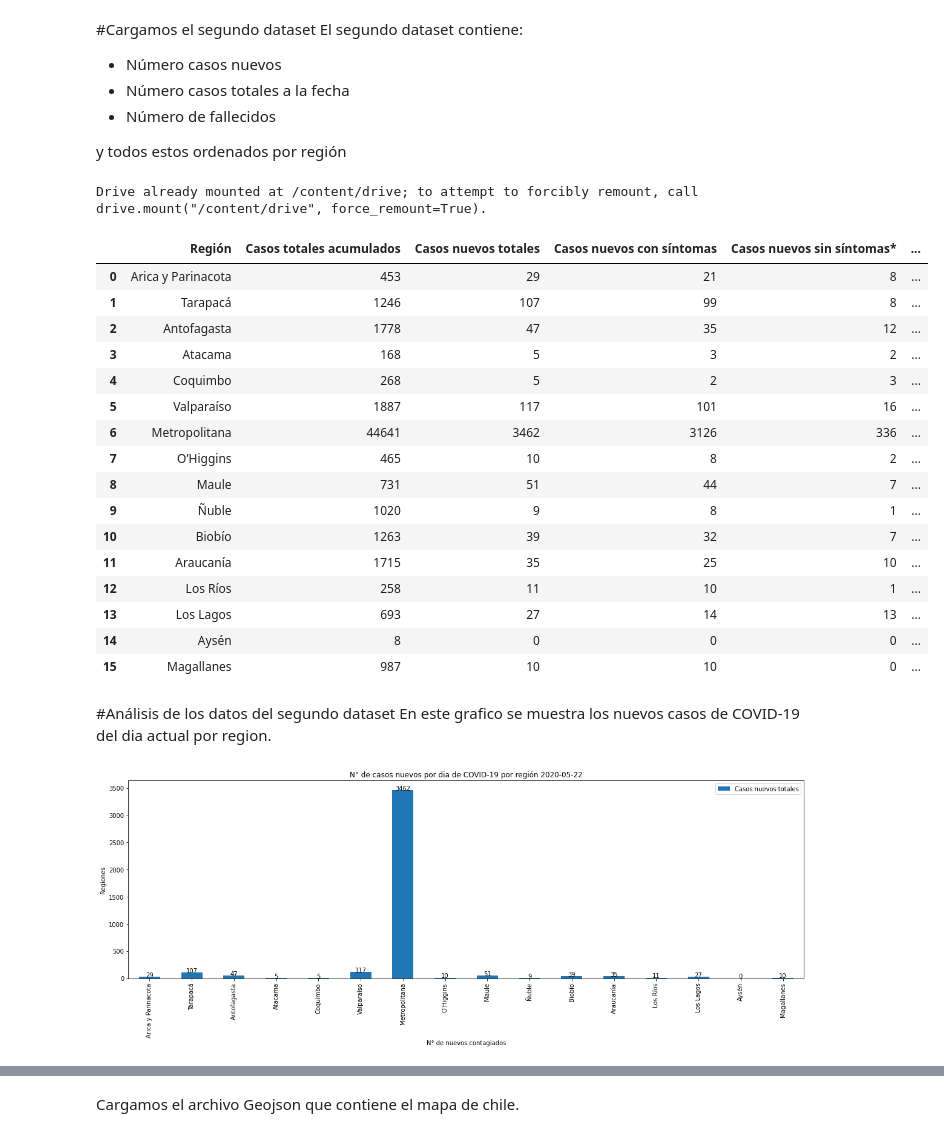
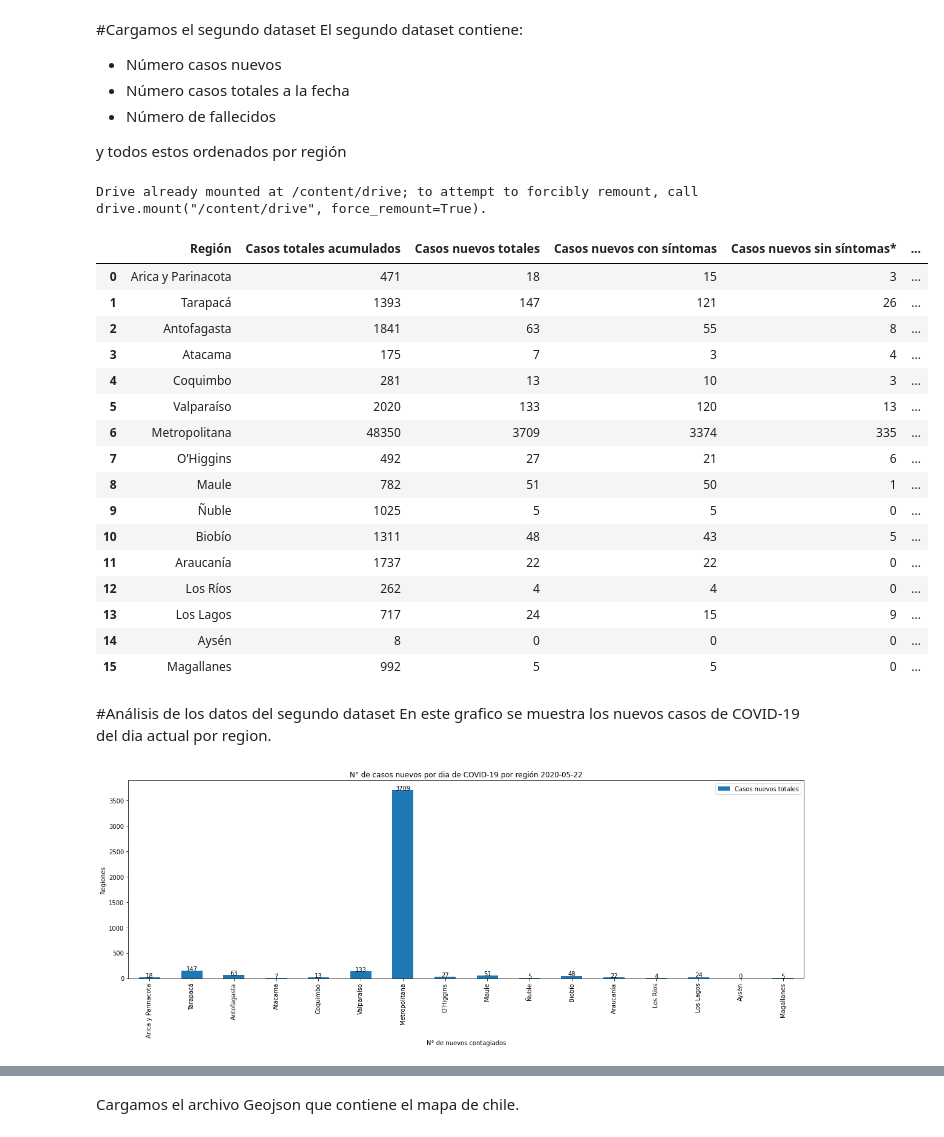
Before and after one commit to White-Mask/COVID-19-Chile-Coronavirus, a Jupyter notebook: Notebook/Analisis_COVID-19_chile.ipynb, the cells around one changed output, grey strips where cells are left out. Saved outputs shown, nothing was run; the diff lists cells and outputs as text; code cells hidden in the pictures.

```diff
--- a/Notebook/Analisis_COVID-19_chile.ipynb
+++ b/Notebook/Analisis_COVID-19_chile.ipynb
@@ -129,27 +129,27 @@ y todos estos ordenados por región
 # %%
 drive.mount('/content/drive')
 os.chdir('/content/drive/My Drive/COVID-19 Chile (Coronavirus)/Database (CSV)/csv/Dataset diarios')
-df = pd.read_csv('Casos_COVID-19_Chile_'+str('2020-05-21')+'.csv')
+df = pd.read_csv('Casos_COVID-19_Chile_'+str(date.today())+'.csv')
 df.style.background_gradient(cmap='Reds')
 # %% [output]
 Drive already mounted at /content/drive; to attempt to forcibly remount, call drive.mount("/content/drive", force_remount=True).
 |  | Región | Casos totales acumulados | Casos nuevos totales | Casos nuevos con síntomas | Casos nuevos sin síntomas* | ... |
-| 0 | Arica y Parinacota | 453 | 29 | 21 | 8 | ... |
-| 1 | Tarapacá | 1246 | 107 | 99 | 8 | ... |
-| 2 | Antofagasta | 1778 | 47 | 35 | 12 | ... |
-| 3 | Atacama | 168 | 5 | 3 | 2 | ... |
-| 4 | Coquimbo | 268 | 5 | 2 | 3 | ... |
-| 5 | Valparaíso | 1887 | 117 | 101 | 16 | ... |
-| 6 | Metropolitana | 44641 | 3462 | 3126 | 336 | ... |
-| 7 | O’Higgins | 465 | 10 | 8 | 2 | ... |
-| 8 | Maule | 731 | 51 | 44 | 7 | ... |
-| 9 | Ñuble | 1020 | 9 | 8 | 1 | ... |
-| 10 | Biobío | 1263 | 39 | 32 | 7 | ... |
-| 11 | Araucanía | 1715 | 35 | 25 | 10 | ... |
-| 12 | Los Ríos | 258 | 11 | 10 | 1 | ... |
-| 13 | Los Lagos | 693 | 27 | 14 | 13 | ... |
+| 0 | Arica y Parinacota | 471 | 18 | 15 | 3 | ... |
+| 1 | Tarapacá | 1393 | 147 | 121 | 26 | ... |
+| 2 | Antofagasta | 1841 | 63 | 55 | 8 | ... |
+| 3 | Atacama | 175 | 7 | 3 | 4 | ... |
+| 4 | Coquimbo | 281 | 13 | 10 | 3 | ... |
+| 5 | Valparaíso | 2020 | 133 | 120 | 13 | ... |
+| 6 | Metropolitana | 48350 | 3709 | 3374 | 335 | ... |
+| 7 | O’Higgins | 492 | 27 | 21 | 6 | ... |
+| 8 | Maule | 782 | 51 | 50 | 1 | ... |
+| 9 | Ñuble | 1025 | 5 | 5 | 0 | ... |
+| 10 | Biobío | 1311 | 48 | 43 | 5 | ... |
+| 11 | Araucanía | 1737 | 22 | 22 | 0 | ... |
+| 12 | Los Ríos | 262 | 4 | 4 | 0 | ... |
+| 13 | Los Lagos | 717 | 24 | 15 | 9 | ... |
 | 14 | Aysén | 8 | 0 | 0 | 0 | ... |
-| 15 | Magallanes | 987 | 10 | 10 | 0 | ... |
+| 15 | Magallanes | 992 | 5 | 5 | 0 | ... |
 # %% [markdown]
 #Análisis de los datos del segundo dataset
 En este grafico se muestra los nuevos casos de COVID-19 del dia actual por region.
@@ -163,7 +163,7 @@ for i, v in enumerate(df['Casos nuevos totales']):
   plt.annotate(v, xy=(i, v),horizontalalignment='center')
 plt.show()
 # %% [output]
-[figure, old version]
+[figure, new version]
 # %%
 df.plot.bar('Región','Casos totales acumulados',color='purple')
 plt.title("N° de casos totales acumulados COVID-19 por región "+str(date.today()))
```
Also changed, not shown: parts of 7 cells of this notebook, 8 other files.
